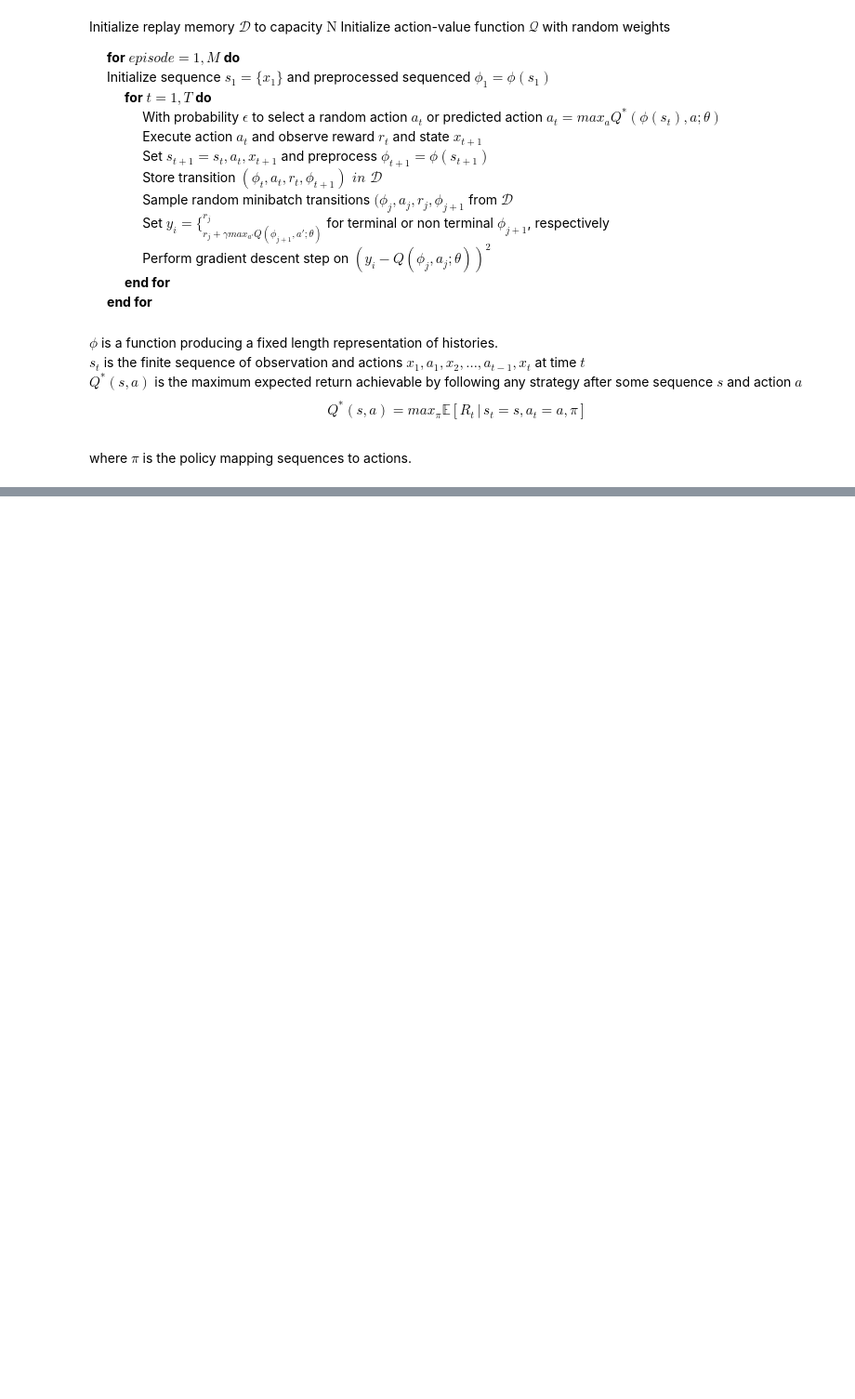
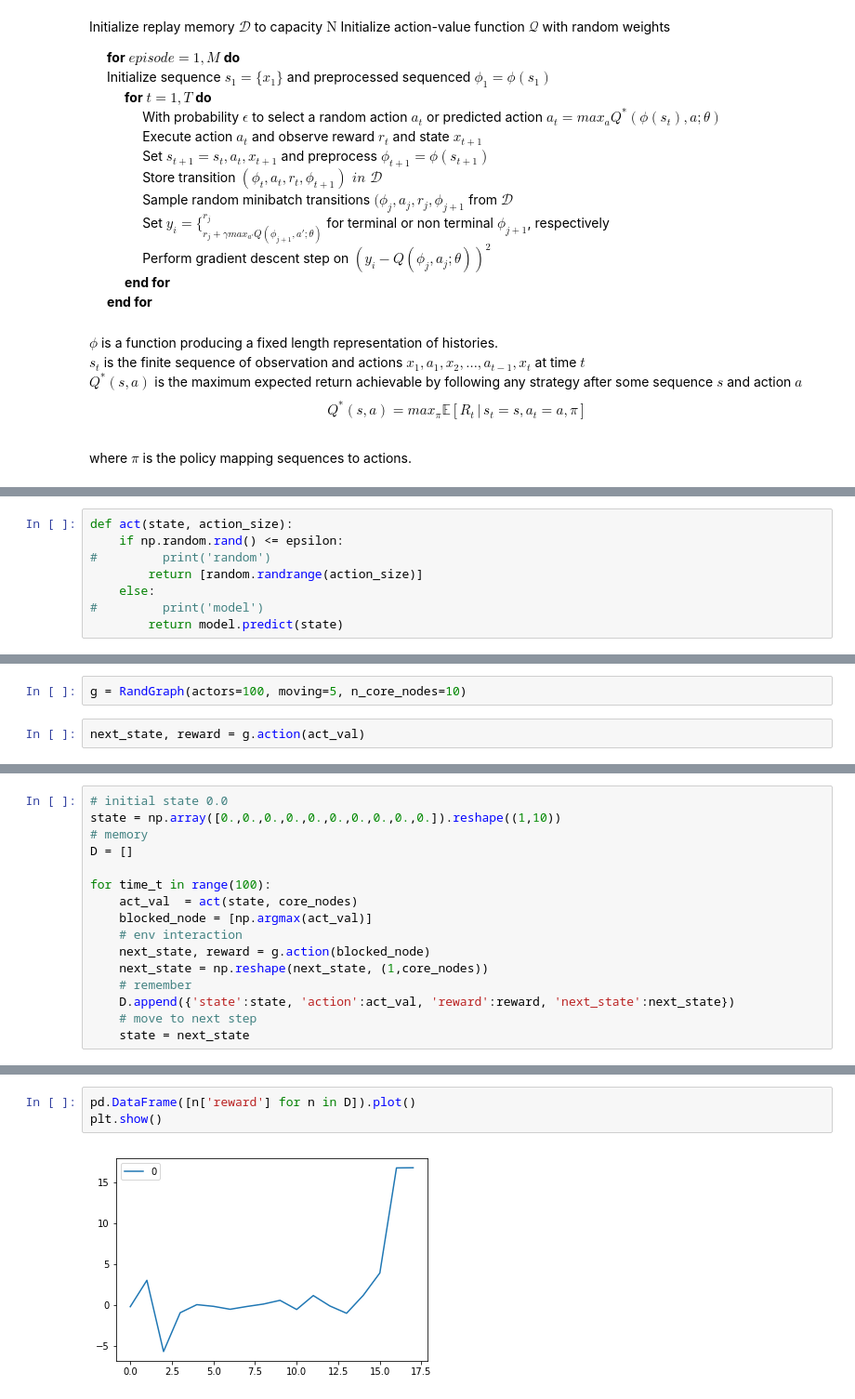
Before and after one commit to Olivier-Lakoue/Graph_ML_Problems, a Jupyter notebook: notebooks/[21]_DQN.ipynb, the cells around one changed output, grey strips where cells are left out. Shown at 93% size. Saved outputs shown, nothing was run; the diff lists cells and outputs as text; blank space fills up the shorter version.

```diff
--- a/notebooks/[21]_DQN.ipynb
+++ b/notebooks/[21]_DQN.ipynb
@@ -137,0 +190,8 @@ where $\pi$ is the policy mapping sequences to actions.
+# %%
+def act(state, action_size):
+    if np.random.rand() <= epsilon:
+#         print('random')
+        return [random.randrange(action_size)]
+    else:
+#         print('model')
+        return model.predict(state)
@@ -137,0 +204,4 @@ where $\pi$ is the policy mapping sequences to actions.
+# %%
+g = RandGraph(actors=100, moving=5, n_core_nodes=10)
+# %%
+next_state, reward = g.action(act_val)
@@ -137,0 +267,16 @@ where $\pi$ is the policy mapping sequences to actions.
+# %%
+# initial state 0.0
+state = np.array([0.,0.,0.,0.,0.,0.,0.,0.,0.,0.]).reshape((1,10))
+# memory
+D = []
+
+for time_t in range(100):
+    act_val  = act(state, core_nodes)
+    blocked_node = [np.argmax(act_val)]
+    # env interaction
+    next_state, reward = g.action(blocked_node)
+    next_state = np.reshape(next_state, (1,core_nodes))
+    # remember
+    D.append({'state':state, 'action':act_val, 'reward':reward, 'next_state':next_state})
+    # move to next step
+    state = next_state
@@ -137,0 +307,5 @@ where $\pi$ is the policy mapping sequences to actions.
+# %%
+pd.DataFrame([n['reward'] for n in D]).plot()
+plt.show()
+# %% [output]
+[figure, added]
```
Also changed, not shown: parts of 32 cells of this notebook, 3 other files.
